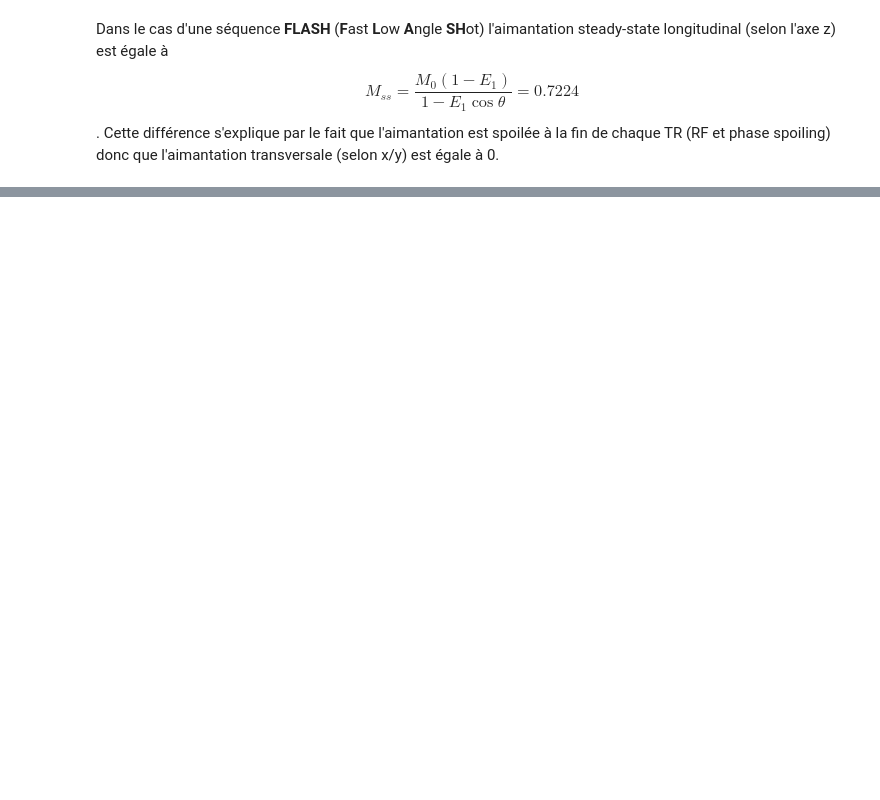
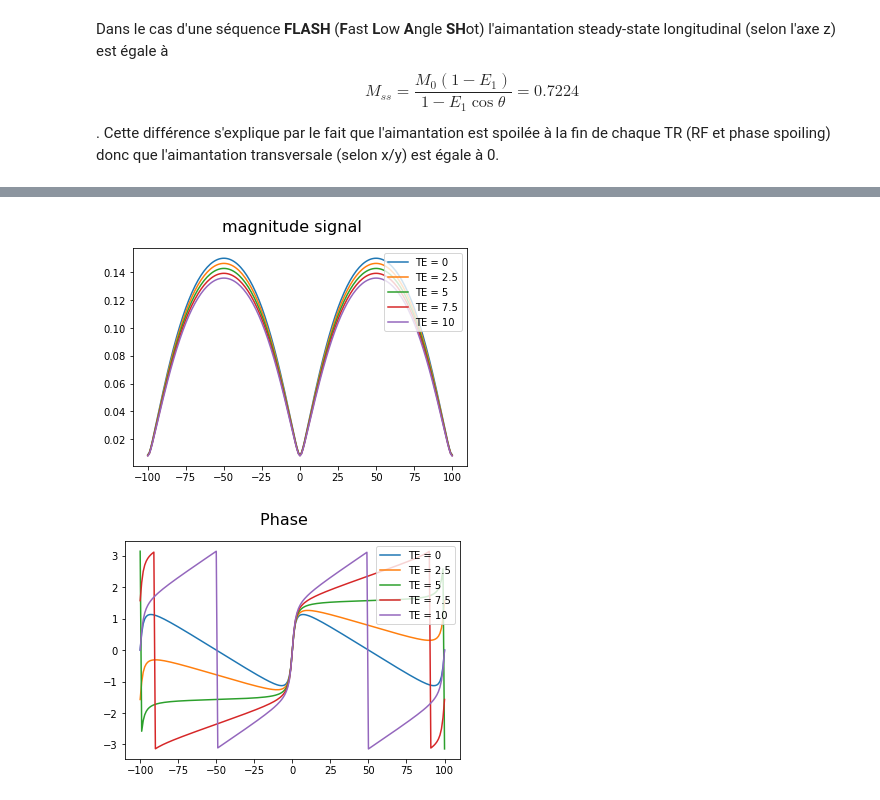
Before and after one commit to aTrotier/EDUC_MR_SIMULATION_ENSEIRB, a Jupyter notebook: jupyterlab/simulation.ipynb, the cells around one changed output, grey strips where cells are left out. Drawn from its saved outputs; the diff is of its cells as text; code cells hidden in the pictures; blank space fills up the shorter version.

```diff
--- a/jupyterlab/simulation.ipynb
+++ b/jupyterlab/simulation.ipynb
@@ -243,0 +349,8 @@ Pour le simuler il faut prendre un compte l'off-resonance qui peut exister dans
+# %%
+# Let's spoil at the end of TR
+spoiler = [[0,0,0],[0,0,0],[0,0,1]]
+
+Rflip = yrot(flip)
+Atr,Btr = freeprecess(TR,T1,T2,df)
+Mss = np.linalg.inv(np.eye(3)- spoiler @ Atr @ Rflip) @ Btr
+display(md('The steady state at TR is equal to Mx = {} My = {} Mz = {}'.format(Mss[0],Mss[1],Mss[2])))
@@ -243,0 +628,66 @@ Pour le simuler il faut prendre un compte l'off-resonance qui peut exister dans
+# %%
+
+
+def sssignal(flip,T1,T2,TE,TR,df):
+    # Steady-state directement au TE
+
+    # 	Starting at TE, M=M1
+    #	At TR, M=M2, and M2=Atetr*M1+Btetr.
+    # 	At TE, M=M3, and M3=Ate*Rflip*M2+Bte.
+    #			M3=Ate*Rflip*(Atetr*M1+Btetr)+Bte.
+    #	But M3=M1=Mss at steady state:
+    #   (I - Ate*Rflip*Atetr) * Mss = Ate Rflip Btetr + Bte
+
+    Atr,Btr = freeprecess(TR,T1,T2,df)
+    Ate,Bte = freeprecess(TE,T1,T2,df)
+    Atetr,Btetr = freeprecess(TR-TE,T1,T2,df)
+
+    Mss = np.linalg.inv(np.eye(3)-Ate @ Rflip @ Atetr) @ (Ate @ Rflip @ Btetr + Bte)
+    Msig = complex(Mss[0],Mss[1])
+
+    return Msig, Mss
+
+T1 = 600
+T2 = 100
+TE = [0,2.5,5,7.5,10]
+TR = 10
+flip = pi/3
+df = range(-100,101,1)
+
+a=shape(TE)
+b=shape(df)
+
+
+M = np.zeros((b[0],a[0]),dtype=complex)
+
+i = 0
+for T in TE:
+    k=0
+    for freq in df:
+        [Msig,Mss] = sssignal(flip,T1,T2,T,TR,freq)
+        M[k,i] = Msig
+        k = k + 1
+    i = i + 1
+
+
+# show results
+labels = ['TE = 0', 'TE = 2.5', 'TE = 5', 'TE = 7.5','TE = 10']
+
+plot1 = plt.figure(1)
+plt.suptitle('magnitude signal ', fontsize=16)
+xpos = M.shape[0]
+for k in range(0,M.shape[1]):
+    plt.plot(df,abs(M[:,k]),label=labels[k])
+
+plt.legend(loc='upper right')
+
+
+plot1 = plt.figure(2)
+
+plt.suptitle('Phase ', fontsize=16)
+xpos = M.shape[0]
+plt.plot(df,np.angle(M))
+plt.legend(labels,loc=1);
+# %% [output]
+[figure, added]
+[figure, added]
```
Also changed, not shown: parts of 24 cells of this notebook.
